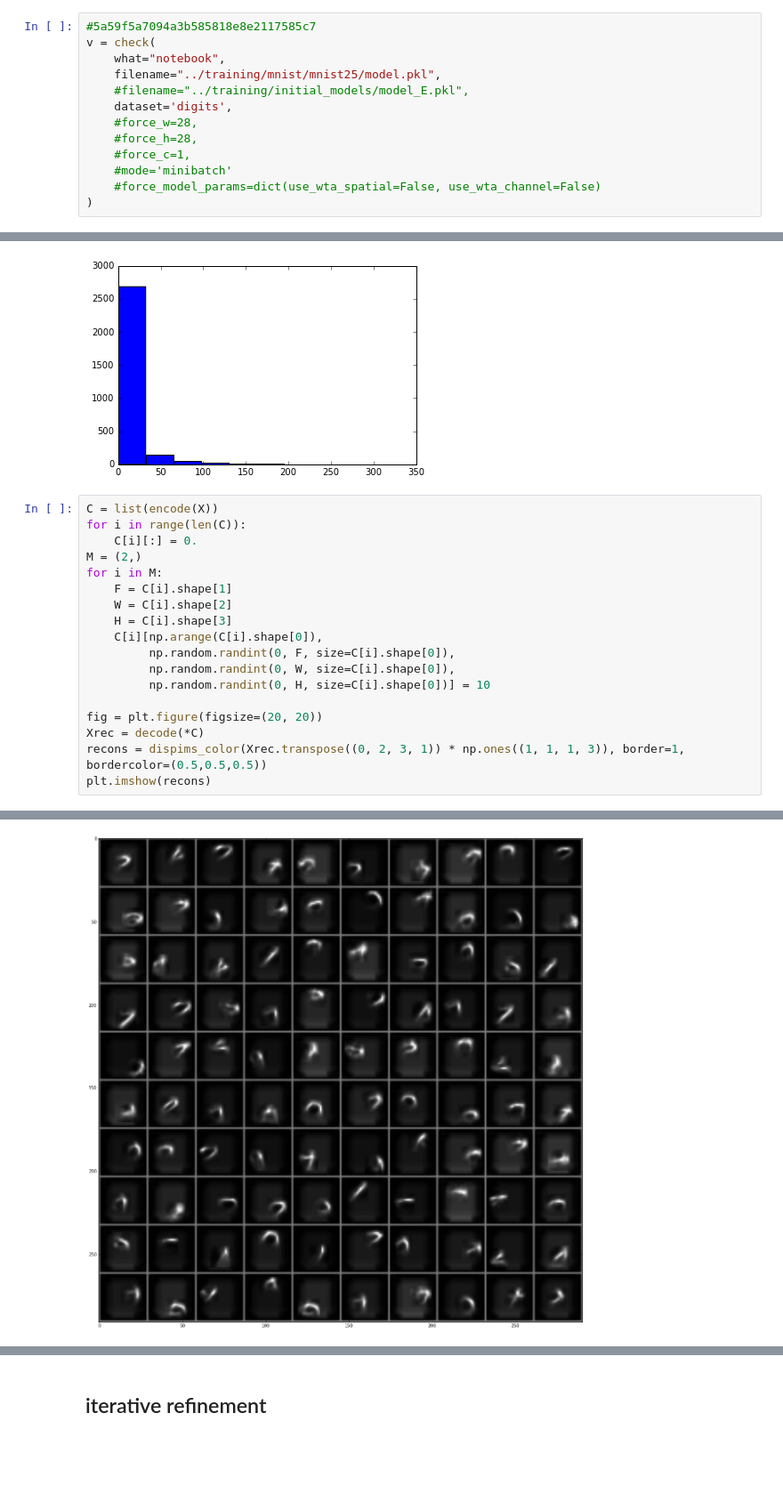
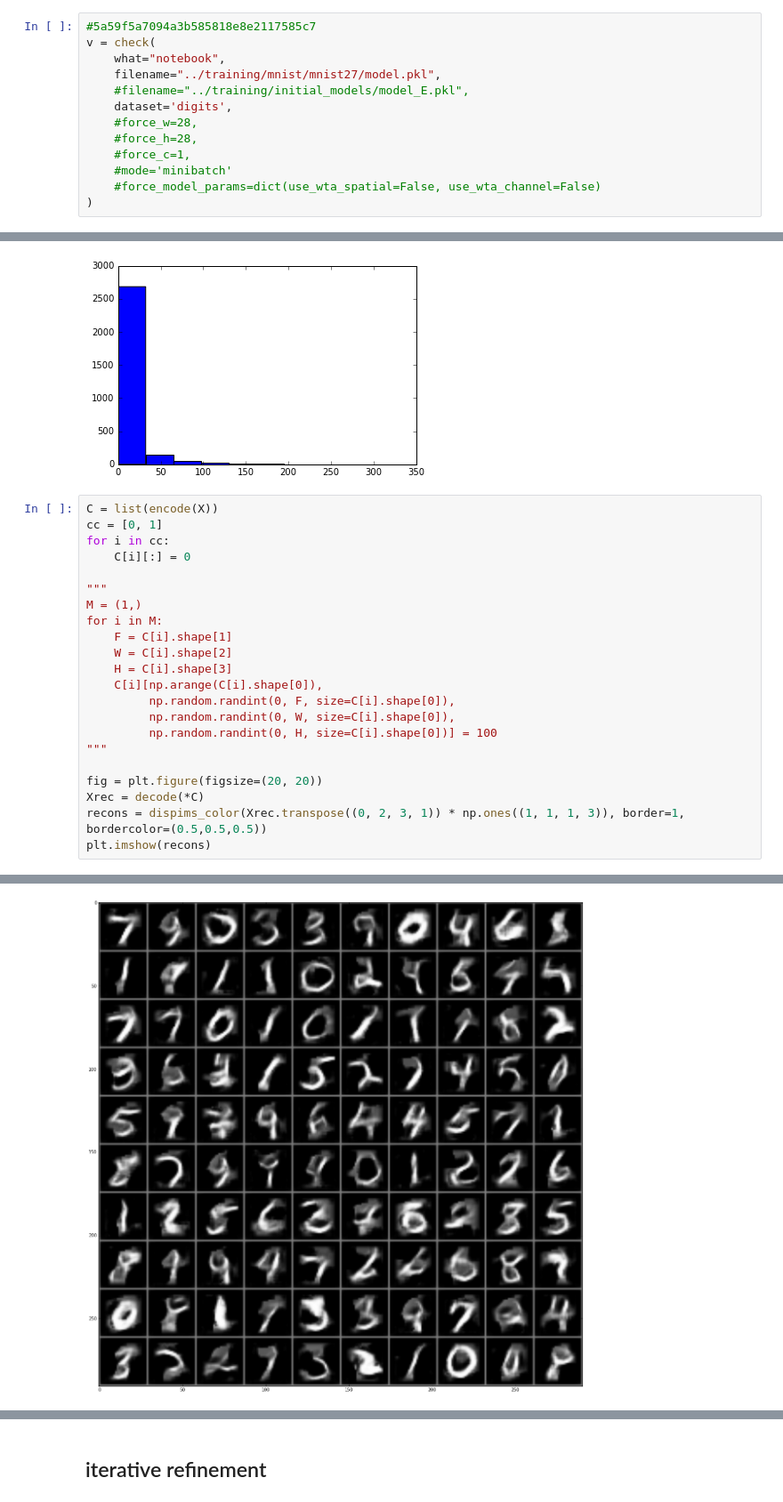
Before and after one commit to mehdidc/feature_generation, a Jupyter notebook: ipynb/generatesimple.ipynb, the cells around one changed output, grey strips where cells are left out. Shown at 89% size. Saved outputs shown, nothing was run; the diff lists cells and outputs as text; blank space fills up the shorter version.

```diff
--- a/ipynb/generatesimple.ipynb
+++ b/ipynb/generatesimple.ipynb
@@ -60,7 +58,7 @@ Couldn't import dot_parser, loading of dot files will not be possible.
 #5a59f5a7094a3b585818e8e2117585c7
 v = check(
     what="notebook",
-    filename="../training/mnist/mnist25/model.pkl",
+    filename="../training/mnist/mnist27/model.pkl",
     #filename="../training/initial_models/model_E.pkl",
     dataset='digits',
     #force_w=28,
@@ -179,25 +195,29 @@ plt.hist(a)
 [figure]
 # %%
 C = list(encode(X))
-for i in range(len(C)):
-    C[i][:] = 0.
-M = (2,)
+cc = [0, 1]
+for i in cc:
+    C[i][:] = 0
+
+"""
+M = (1,)
 for i in M:
     F = C[i].shape[1]
     W = C[i].shape[2]
     H = C[i].shape[3]
     C[i][np.arange(C[i].shape[0]),
          np.random.randint(0, F, size=C[i].shape[0]),
          np.random.randint(0, W, size=C[i].shape[0]),
-         np.random.randint(0, H, size=C[i].shape[0])] = 10
+         np.random.randint(0, H, size=C[i].shape[0])] = 100
+"""
 
 fig = plt.figure(figsize=(20, 20))
 Xrec = decode(*C)
 recons = dispims_color(Xrec.transpose((0, 2, 3, 1)) * np.ones((1, 1, 1, 3)), border=1, bordercolor=(0.5,0.5,0.5))
 plt.imshow(recons)
 # %% [output]
 <matplotlib.image.AxesImage at 0x...>
-[figure, old version]
+[figure, new version]
 # %%
 orig = dispims_color(X.transpose((0, 2, 3, 1)) * np.ones((1, 1, 1, 3)))
 recons = dispims_color(Xrec.transpose((0, 2, 3, 1)) * np.ones((1, 1, 1, 3)), border=1)
```
Also changed, not shown: parts of 8 cells of this notebook, 3 other files.
